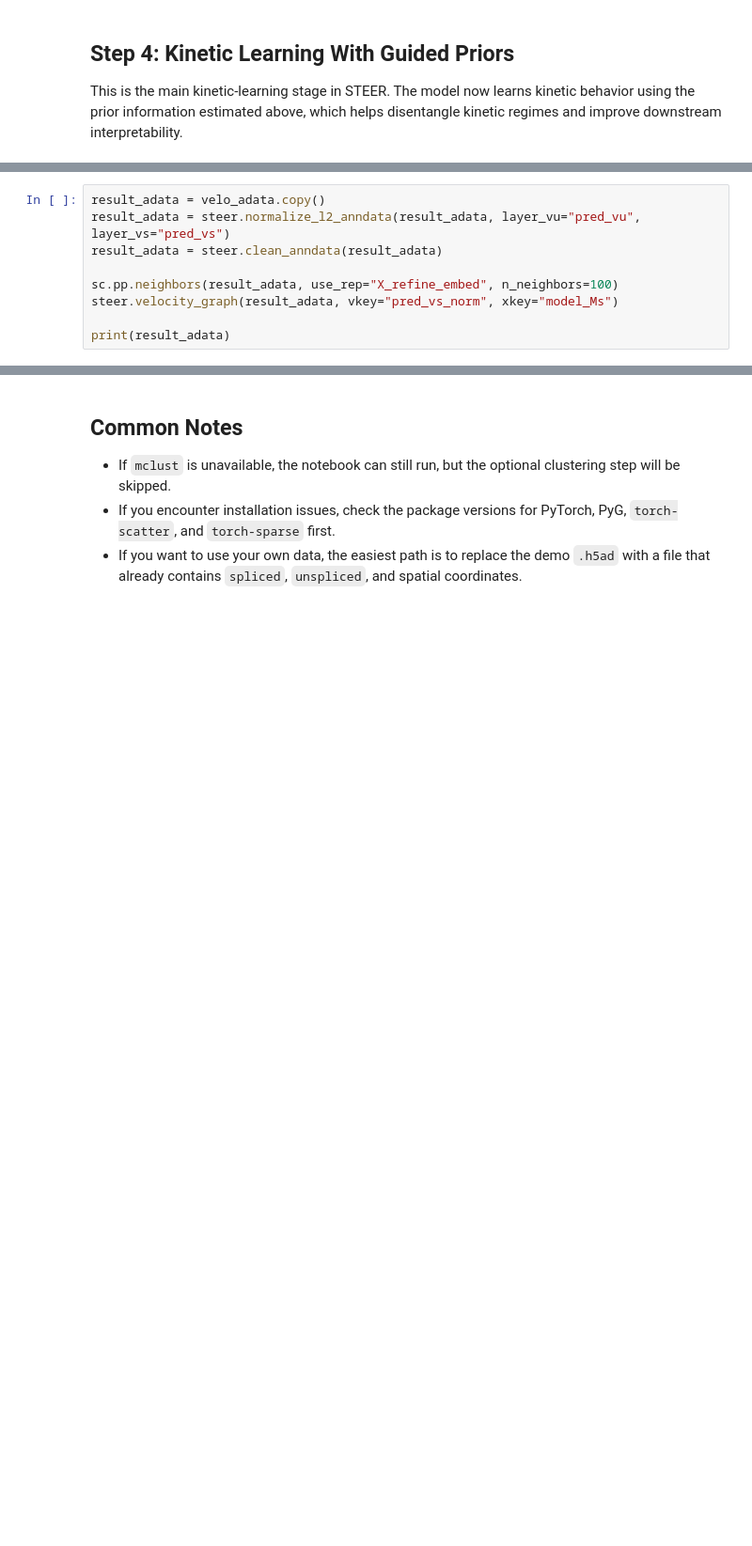
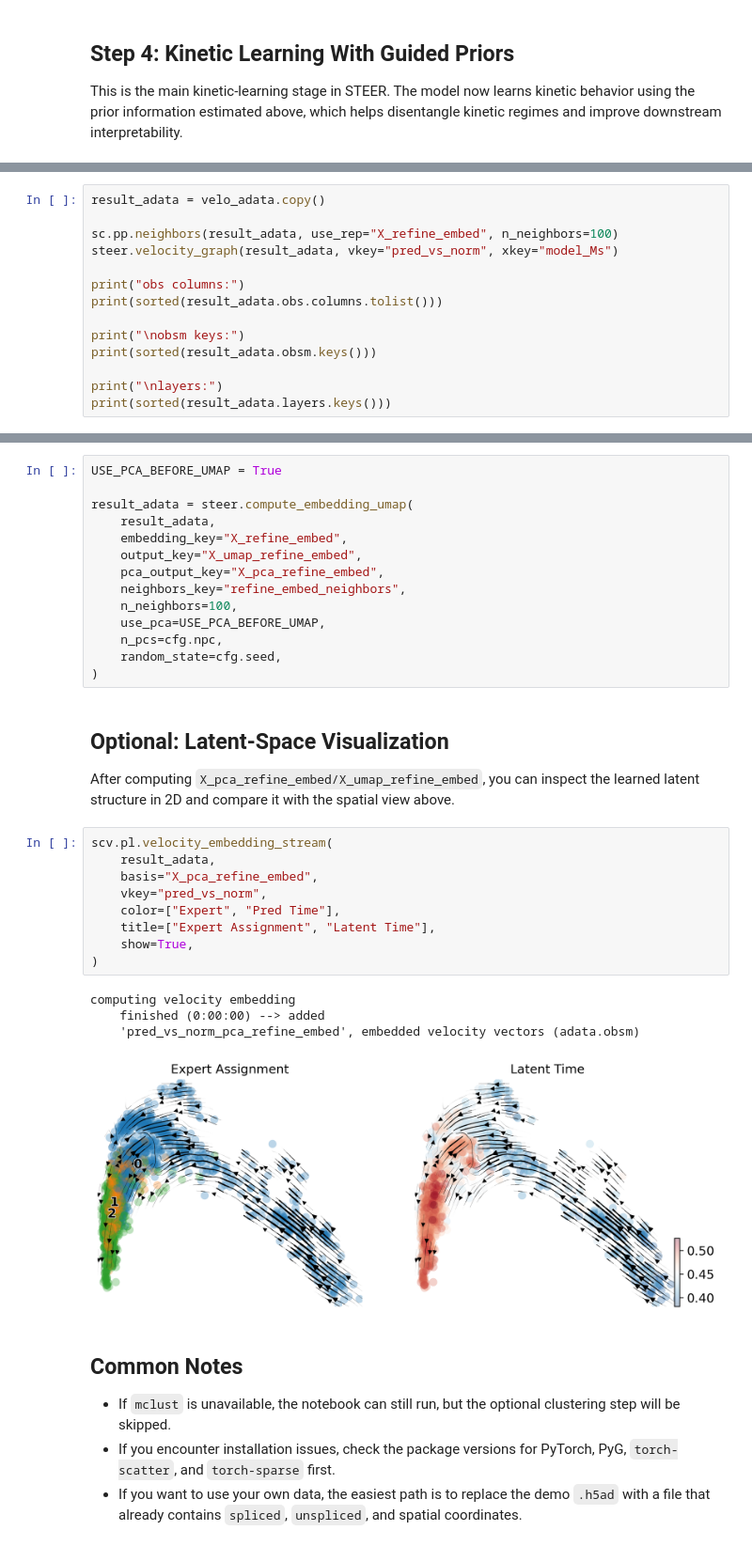
Before and after one commit to lzygenomics/STEER, a Jupyter notebook: docs/notebooks/quickstart.ipynb, the cells around one changed output, grey strips where cells are left out. Shown at 94% size. Cells and saved outputs as stored; diff of their text form; blank space fills up the shorter version.

```diff
--- a/docs/notebooks/quickstart.ipynb
+++ b/docs/notebooks/quickstart.ipynb
@@ -327,9 +417,14 @@ Once kinetic learning is complete, we normalize the predicted velocity layers, c
 # %%
 result_adata = velo_adata.copy()
-result_adata = steer.normalize_l2_anndata(result_adata, layer_vu="pred_vu", layer_vs="pred_vs")
-result_adata = steer.clean_anndata(result_adata)
 
 sc.pp.neighbors(result_adata, use_rep="X_refine_embed", n_neighbors=100)
 steer.velocity_graph(result_adata, vkey="pred_vs_norm", xkey="model_Ms")
 
-print(result_adata)
+print("obs columns:")
+print(sorted(result_adata.obs.columns.tolist()))
+
+print("\nobsm keys:")
+print(sorted(result_adata.obsm.keys()))
+
+print("\nlayers:")
+print(sorted(result_adata.layers.keys()))
@@ -367,3 +466,35 @@ scv.pl.velocity_embedding_stream(
+# %%
+USE_PCA_BEFORE_UMAP = True
+
+result_adata = steer.compute_embedding_umap(
+    result_adata,
+    embedding_key="X_refine_embed",
+    output_key="X_umap_refine_embed",
+    pca_output_key="X_pca_refine_embed",
+    neighbors_key="refine_embed_neighbors",
+    n_neighbors=100,
+    use_pca=USE_PCA_BEFORE_UMAP,
+    n_pcs=cfg.npc,
+    random_state=cfg.seed,
+)
+# %% [markdown]
+## Optional: Latent-Space Visualization
+
+After computing `X_pca_refine_embed/X_umap_refine_embed`, you can inspect the learned latent structure in 2D and compare it with the spatial view above.
+# %%
+scv.pl.velocity_embedding_stream(
+    result_adata,
+    basis="X_pca_refine_embed",
+    vkey="pred_vs_norm",
+    color=["Expert", "Pred Time"],
+    title=["Expert Assignment", "Latent Time"],
+    show=True,
+)
+# %% [output]
+computing velocity embedding
+    finished (0:00:00) --> added
+    'pred_vs_norm_pca_refine_embed', embedded velocity vectors (adata.obsm)
+[figure, added]
 # %% [markdown]
 ## Common Notes
 
```
Also changed, not shown: parts of 27 cells of this notebook, 14 other files.
